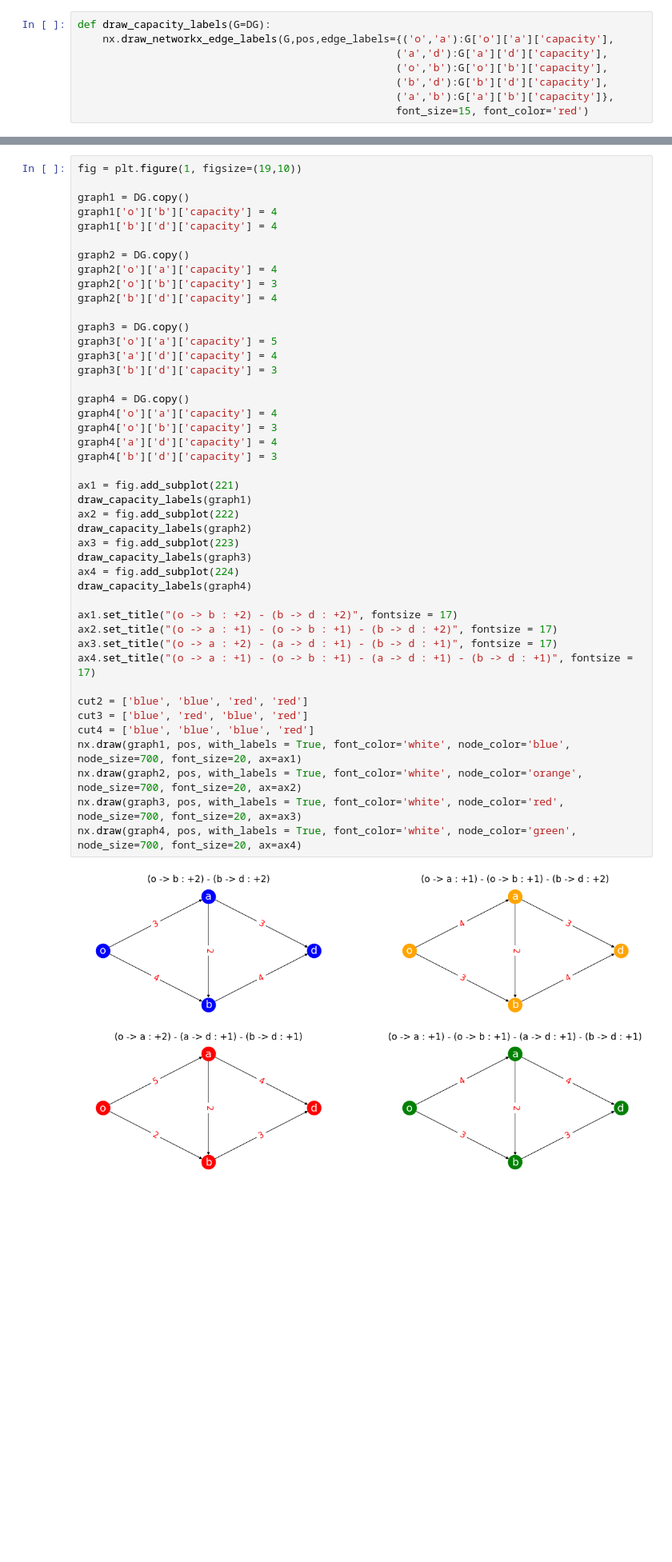
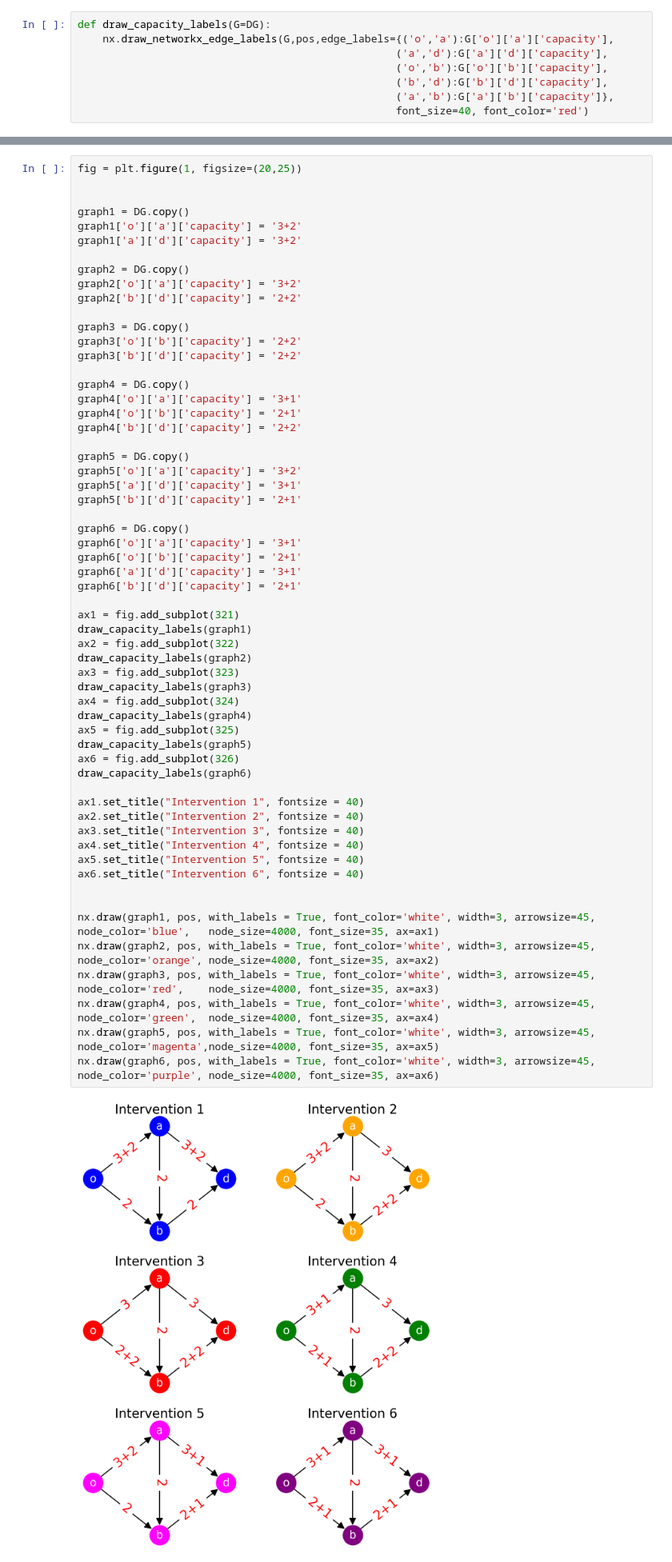
Before and after one commit to fabioeterno/Network_Homework, a Jupyter notebook: Hw1_Ex1.ipynb, the cells around one changed output, grey strips where cells are left out. Shown at 80% size. Drawn from its saved outputs; the diff is of its cells as text; blank space fills up the shorter version.

```diff
--- a/Hw1_Ex1.ipynb
+++ b/Hw1_Ex1.ipynb
@@ -114,5 +121,5 @@ def draw_capacity_labels(G=DG):
                                                    ('o','b'):G['o']['b']['capacity'],
                                                    ('b','d'):G['b']['d']['capacity'],
                                                    ('a','b'):G['a']['b']['capacity']},
-                                                   font_size=15, font_color='red')
+                                                   font_size=40, font_color='red')
 # %%
@@ -327,49 +334,64 @@ The optimal assignment of 4 units of flows are:
 
 In all these cases the maximum throughput is 7.
 # %%
-fig = plt.figure(1, figsize=(19,10))
+fig = plt.figure(1, figsize=(20,25))
+
 
 graph1 = DG.copy()
-graph1['o']['b']['capacity'] = 4
-graph1['b']['d']['capacity'] = 4
+graph1['o']['a']['capacity'] = '3+2'
+graph1['a']['d']['capacity'] = '3+2'
 
 graph2 = DG.copy()
-graph2['o']['a']['capacity'] = 4
-graph2['o']['b']['capacity'] = 3
-graph2['b']['d']['capacity'] = 4
+graph2['o']['a']['capacity'] = '3+2'
+graph2['b']['d']['capacity'] = '2+2'
 
 graph3 = DG.copy()
-graph3['o']['a']['capacity'] = 5
-graph3['a']['d']['capacity'] = 4
-graph3['b']['d']['capacity'] = 3
+graph3['o']['b']['capacity'] = '2+2'
+graph3['b']['d']['capacity'] = '2+2'
 
 graph4 = DG.copy()
-graph4['o']['a']['capacity'] = 4
-graph4['o']['b']['capacity'] = 3
-graph4['a']['d']['capacity'] = 4
-graph4['b']['d']['capacity'] = 3
+graph4['o']['a']['capacity'] = '3+1'
+graph4['o']['b']['capacity'] = '2+1'
+graph4['b']['d']['capacity'] = '2+2'
 
-ax1 = fig.add_subplot(221)
+graph5 = DG.copy()
+graph5['o']['a']['capacity'] = '3+2'
+graph5['a']['d']['capacity'] = '3+1'
+graph5['b']['d']['capacity'] = '2+1'
+
+graph6 = DG.copy()
+graph6['o']['a']['capacity'] = '3+1'
+graph6['o']['b']['capacity'] = '2+1'
+graph6['a']['d']['capacity'] = '3+1'
+graph6['b']['d']['capacity'] = '2+1'
+
+ax1 = fig.add_subplot(321)
 draw_capacity_labels(graph1)
-ax2 = fig.add_subplot(222)
+ax2 = fig.add_subplot(322)
 draw_capacity_labels(graph2)
-ax3 = fig.add_subplot(223)
+ax3 = fig.add_subplot(323)
 draw_capacity_labels(graph3)
-ax4 = fig.add_subplot(224)
+ax4 = fig.add_subplot(324)
 draw_capacity_labels(graph4)
+ax5 = fig.add_subplot(325)
+draw_capacity_labels(graph5)
+ax6 = fig.add_subplot(326)
+draw_capacity_labels(graph6)
 
-ax1.set_title("(o -> b : +2) - (b -> d : +2)", fontsize = 17)
-ax2.set_title("(o -> a : +1) - (o -> b : +1) - (b -> d : +2)", fontsize = 17)
-ax3.set_title("(o -> a : +2) - (a -> d : +1) - (b -> d : +1)", fontsize = 17)
-ax4.set_title("(o -> a : +1) - (o -> b : +1) - (a -> d : +1) - (b -> d : +1)", fontsize = 17)
+ax1.set_title("Intervention 1", fontsize = 40)
+ax2.set_title("Intervention 2", fontsize = 40)
+ax3.set_title("Intervention 3", fontsize = 40)
+ax4.set_title("Intervention 4", fontsize = 40)
+ax5.set_title("Intervention 5", fontsize = 40)
+ax6.set_title("Intervention 6", fontsize = 40)
 
-cut2 = ['blue', 'blue', 'red', 'red']
-cut3 = ['blue', 'red', 'blue', 'red']
-cut4 = ['blue', 'blue', 'blue', 'red']
-nx.draw(graph1, pos, with_labels = True, font_color='white', node_color='blue', node_size=700, font_size=20, ax=ax1)
-nx.draw(graph2, pos, with_labels = True, font_color='white', node_color='orange', node_size=700, font_size=20, ax=ax2)
-nx.draw(graph3, pos, with_labels = True, font_color='white', node_color='red', node_size=700, font_size=20, ax=ax3)
-nx.draw(graph4, pos, with_labels = True, font_color='white', node_color='green', node_size=700, font_size=20, ax=ax4)
+
+nx.draw(graph1, pos, with_labels = True, font_color='white', width=3, arrowsize=45, node_color='blue',   node_size=4000, font_size=35, ax=ax1)
+nx.draw(graph2, pos, with_labels = True, font_color='white', width=3, arrowsize=45, node_color='orange', node_size=4000, font_size=35, ax=ax2)
+nx.draw(graph3, pos, with_labels = True, font_color='white', width=3, arrowsize=45, node_color='red',    node_size=4000, font_size=35, ax=ax3)
+nx.draw(graph4, pos, with_labels = True, font_color='white', width=3, arrowsize=45, node_color='green',  node_size=4000, font_size=35, ax=ax4)
+nx.draw(graph5, pos, with_labels = True, font_color='white', width=3, arrowsize=45, node_color='magenta',node_size=4000, font_size=35, ax=ax5)
+nx.draw(graph6, pos, with_labels = True, font_color='white', width=3, arrowsize=45, node_color='purple', node_size=4000, font_size=35, ax=ax6)
 # %% [output]
-[figure, old version]
+[figure, new version]
 # %% [markdown]
```
Also changed, not shown: parts of 16 cells of this notebook.
